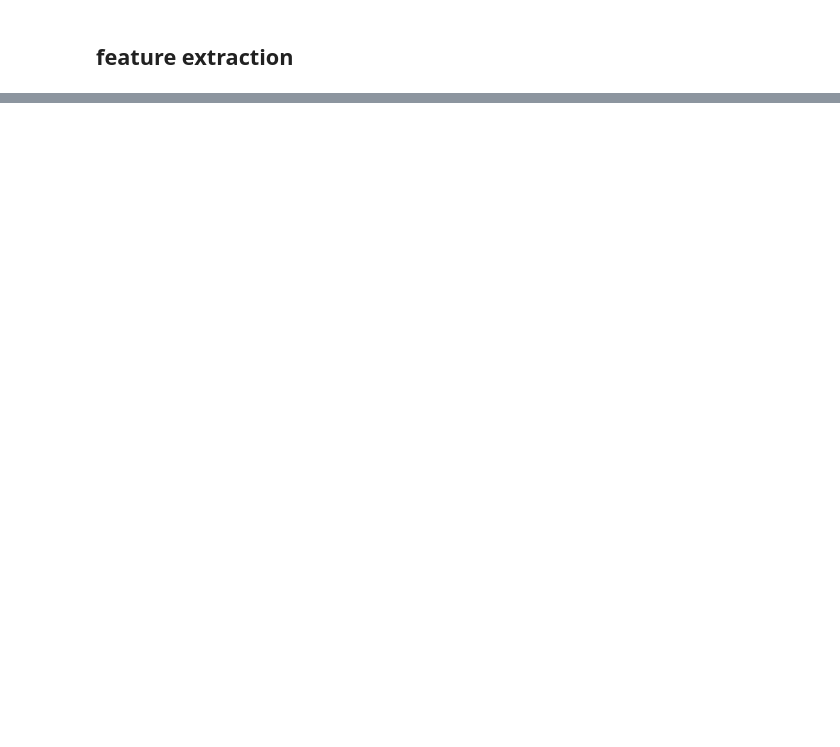
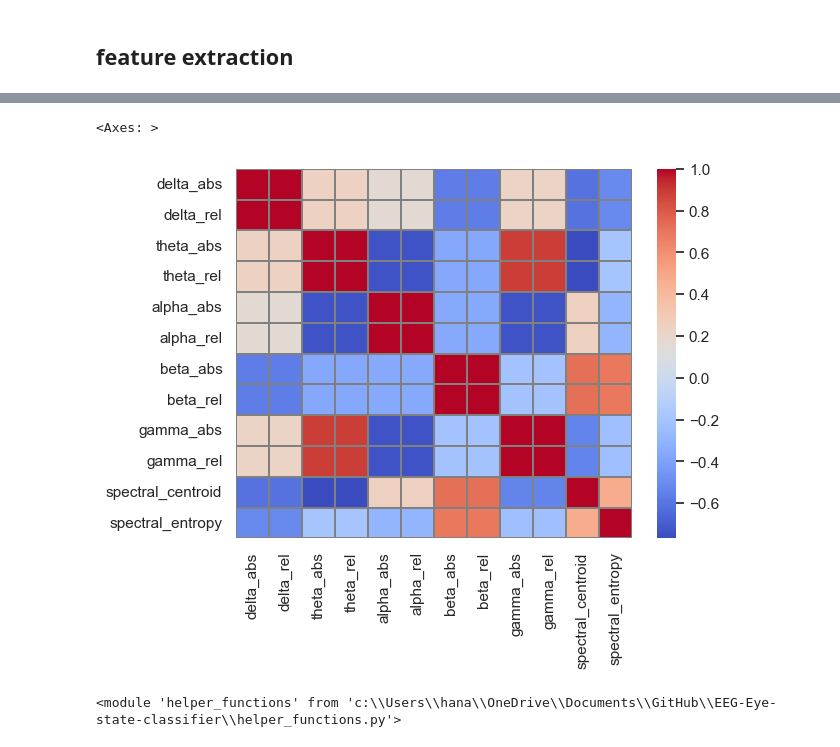
Before and after one commit to HanaRagab50/EEG-Eye-state-classifier, a Jupyter notebook: classifier.ipynb, the cells around one changed output, grey strips where cells are left out. Saved outputs shown, nothing was run; the diff lists cells and outputs as text; code cells hidden in the pictures; blank space fills up the shorter version.

```diff
--- a/classifier.ipynb
+++ b/classifier.ipynb
@@ -253,0 +288,7 @@ dtype: float64
+# %%
+spec_features={}
+for ch in eeg_norm.columns:
+    spec_features[ch]=helper_functions.spectral_features(eeg_norm[ch],sfreq)
+
+spec_comparisson_df=pd.DataFrame(spec_features).T
+spec_comparisson_df
@@ -253,0 +312,17 @@ dtype: float64
+# %%
+from cv2 import line
+
+
+corr=spec_comparisson_df.corr()
+
+sns.heatmap(corr,cmap="coolwarm",annot=False,linewidths=0.003,linecolor='grey')
+# %% [output]
+<Axes: >
+[figure, added]
+# %%
+import importlib
+import helper_functions
+
+importlib.reload(helper_functions)
+# %% [output]
+<module 'helper_functions' from 'c:\\Users\\hana\\OneDrive\\Documents\\GitHub\\EEG-Eye-state-classifier\\helper_functions.py'>
```
Also changed, not shown: parts of 27 cells of this notebook, 1 other file.
